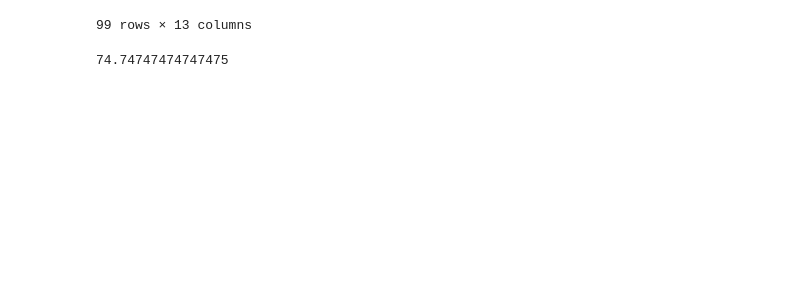
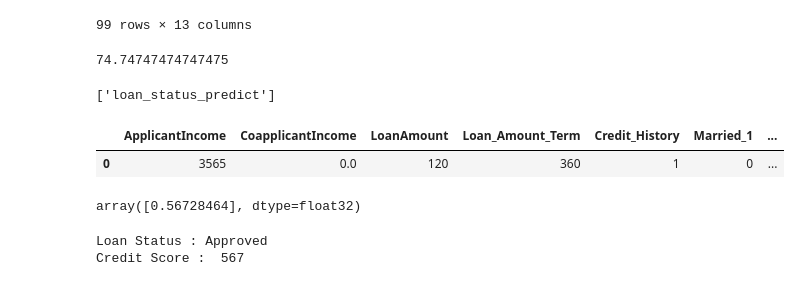
Before and after one commit to dinuwanfernando/10822750-final-year-project, a Jupyter notebook: loan_prediction_version2.ipynb, the cells around one changed output. Saved outputs shown, nothing was run; the diff lists cells and outputs as text; code cells hidden in the pictures; blank space fills up the shorter version.

```diff
--- a/loan_prediction_version2.ipynb
+++ b/loan_prediction_version2.ipynb
@@ -541,0 +544,4 @@ accuracy*100
+# %%
+joblib.dump(model_credit,'loan_status_predict')
+# %% [output]
+['loan_status_predict']
@@ -541,0 +550,24 @@ accuracy*100
+# %%
+data = {
+    'ApplicantIncome': [3565],
+    'CoapplicantIncome': [0.0],
+    'LoanAmount': [120],
+    'Loan_Amount_Term': [360],
+    'Credit_History': [1],
+    'Married_1': [0],
+    'Education_1': [1],
+    'Self_Employed_1': [0],
+    'Property_Area_1': [1],
+    'Dependents_1': [2]
+}
+# %%
+df_final = pd.DataFrame(data)
+# %%
+df_final
+# %% [output]
+|  | ApplicantIncome | CoapplicantIncome | LoanAmount | Loan_Amount_Term | Credit_History | Married_1 | ... |
+| 0 | 3565 | 0.0 | 120 | 360 | 1 | 0 | ... |
+# %%
+model.predict(df_final)
+# %% [output]
+array([0.56728464], dtype=float32)
@@ -541,0 +576,10 @@ accuracy*100
+# %%
+if result > 0.51:
+    print("Loan Status : Approved")
+    print("Credit Score : ", int(result[0]*1000))
+else:
+    print("Loan Status : Not Approved")
+    print("Credit Score : ", int(result[0]*1000))
+# %% [output]
+Loan Status : Approved
+Credit Score :  567
```
Also changed, not shown: parts of 3 cells of this notebook.
